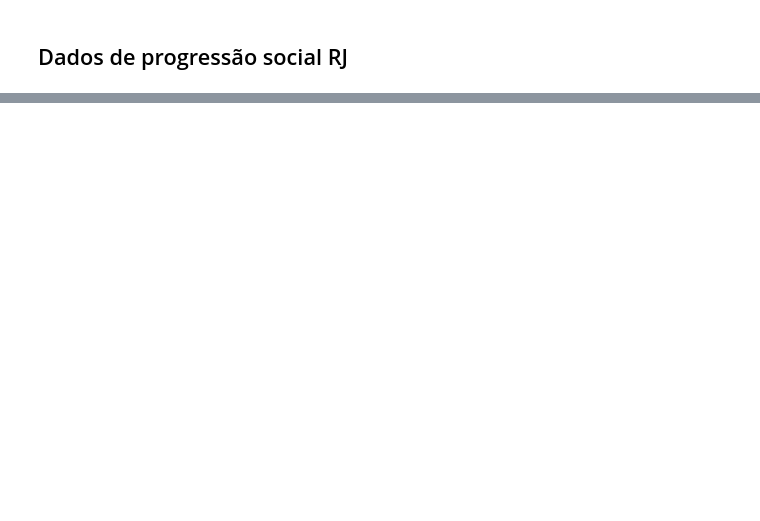
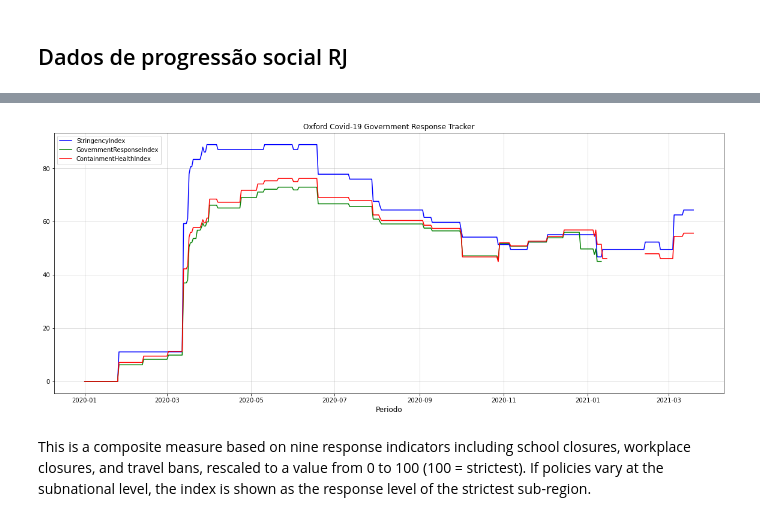
Before and after one commit to fbosousa/covid19, a Jupyter notebook: dados_rj.ipynb, the cells around one changed output, grey strips where cells are left out. Saved outputs shown, nothing was run; the diff lists cells and outputs as text; code cells hidden in the pictures; blank space fills up the shorter version.

```diff
--- a/dados_rj.ipynb
+++ b/dados_rj.ipynb
@@ -285,0 +335,12 @@ plt.show()
+# %%
+fields = ["CountryName","CountryCode","RegionCode","Jurisdiction" ]
+
+#data_tracker = pd.read_csv(gov_resp_tracker,  usecols=fields, low_memory=False)
+data_tracker = pd.read_csv('data/RJ/OxCGRT_latest.csv',low_memory=False)
+data_tracker.drop(fields,axis='columns',inplace=True)
+# %%
+
+data_tracker['Date'] = pd.to_datetime(data_tracker['Date'],format='%Y%m%d')
+data_tracker = data_tracker.set_index('Date')
+tracker_data = data_tracker.query('RegionName == "Rio de Janeiro"')
+tracker_data.tail(10)
@@ -285,0 +361,20 @@ plt.show()
+# %%
+fig,ax= plt.subplots(figsize = (20, 8))
+ax.plot(tracker_data['StringencyIndex'], color = "blue", label = "StringencyIndex")
+ax.plot(tracker_data['GovernmentResponseIndex'], color = "green", label = "GovernmentResponseIndex")
+ax.plot(tracker_data['ContainmentHealthIndex'], color = "red", label = "ContainmentHealthIndex")
+ax.grid(alpha = .5)
+xtick_location = np.arange(0, len(tracker_data), step=14)
+xtick_labels =tracker_data.index[::14]
+#ax.set_xticks(xtick_location)
+#ax.set_xticklabels(xtick_labels.values.astype('M8[D]'), rotation=90, fontdict={'horizontalalignment': 'center', 'verticalalignment': 'center_baseline'})
+#ax.set_ylabel('',fontsize = 12)
+ax.set_xlabel('Periodo',fontsize = 12)
+ax.set_title("Oxford Covid-19 Government Response Tracker", fontsize = 12)
+ax.legend(loc = "upper left", fontsize = 10)
+plt.show()
+# %% [output]
+[figure, added]
+# %% [markdown]
+This is a composite measure based on nine response indicators including school closures, workplace closures, and travel bans, rescaled to a value from 0 to 100
+(100 = strictest). If policies vary at the subnational level, the index is shown as the response level of the strictest sub-region.
```
Also changed, not shown: parts of 17 cells of this notebook.
